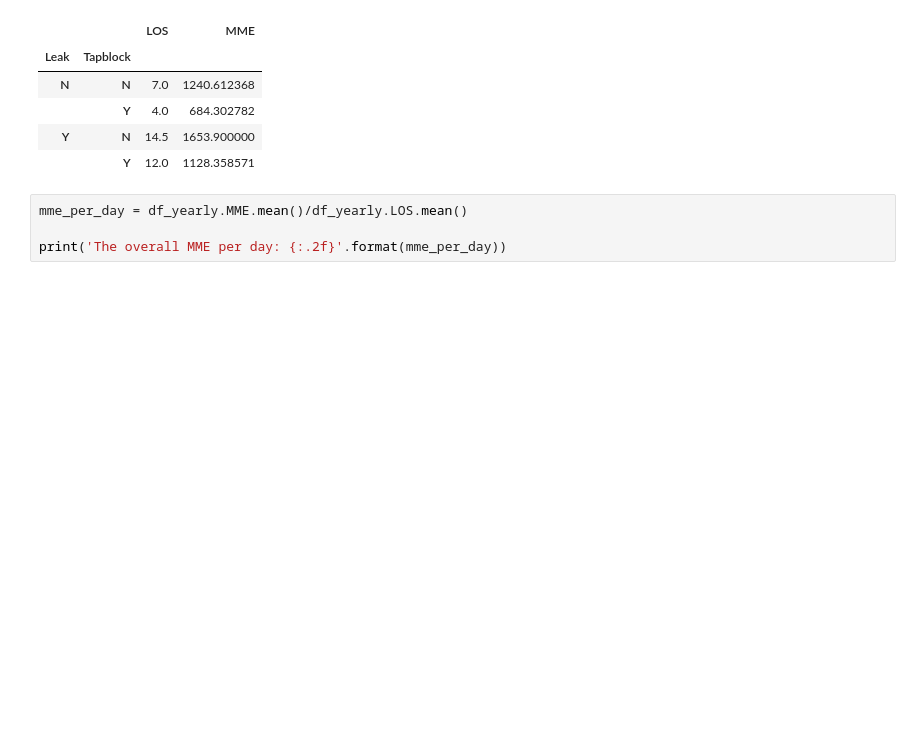
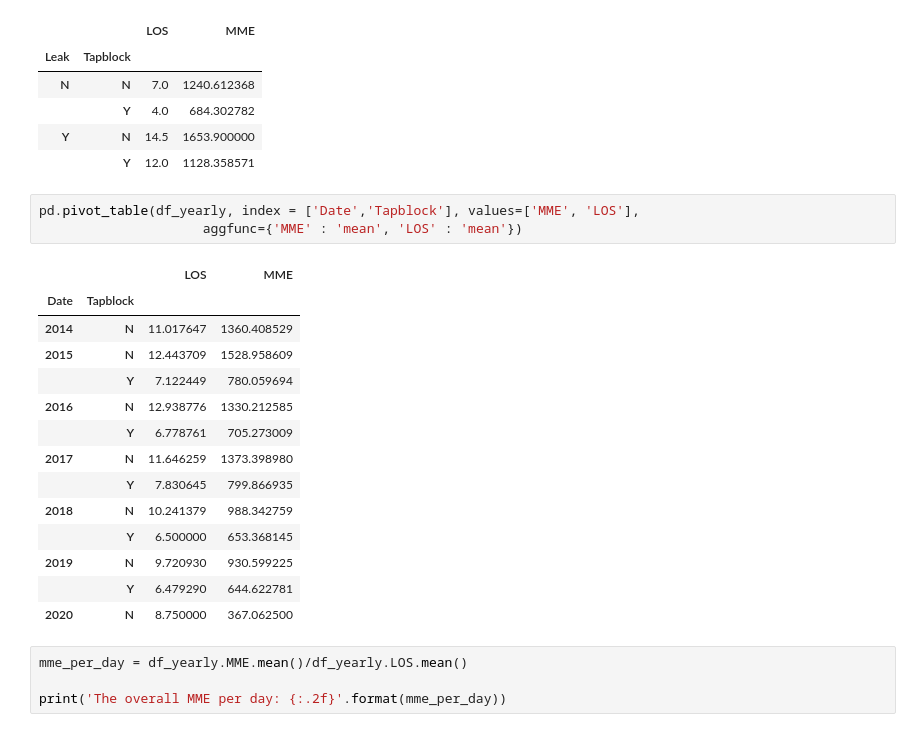
Before and after one commit to blessjal/practicums, a Jupyter notebook: new_eras_analysis.ipynb, the cells around one changed output. Cells and saved outputs as stored; diff of their text form; blank space fills up the shorter version.

```diff
--- a/new_eras_analysis.ipynb
+++ b/new_eras_analysis.ipynb
@@ -282,6 +306,24 @@ pd.pivot_table(df_yearly, index = ['Leak', 'Tapblock'], values=['MME', 'LOS'],
 |  | Y | 4.0 | 684.302782 |
 | Y | N | 14.5 | 1653.900000 |
 |  | Y | 12.0 | 1128.358571 |
+# %%
+pd.pivot_table(df_yearly, index = ['Date','Tapblock'], values=['MME', 'LOS'],
+                     aggfunc={'MME' : 'mean', 'LOS' : 'mean'})
+# %% [output]
+|  |  | LOS | MME |
+| Date | Tapblock |  |  |
+| 2014 | N | 11.017647 | 1360.408529 |
+| 2015 | N | 12.443709 | 1528.958609 |
+|  | Y | 7.122449 | 780.059694 |
+| 2016 | N | 12.938776 | 1330.212585 |
+|  | Y | 6.778761 | 705.273009 |
+| 2017 | N | 11.646259 | 1373.398980 |
+|  | Y | 7.830645 | 799.866935 |
+| 2018 | N | 10.241379 | 988.342759 |
+|  | Y | 6.500000 | 653.368145 |
+| 2019 | N | 9.720930 | 930.599225 |
+|  | Y | 6.479290 | 644.622781 |
+| 2020 | N | 8.750000 | 367.062500 |
 # %%
 mme_per_day = df_yearly.MME.mean()/df_yearly.LOS.mean()
 
```
Also changed, not shown: parts of 8 cells of this notebook.
